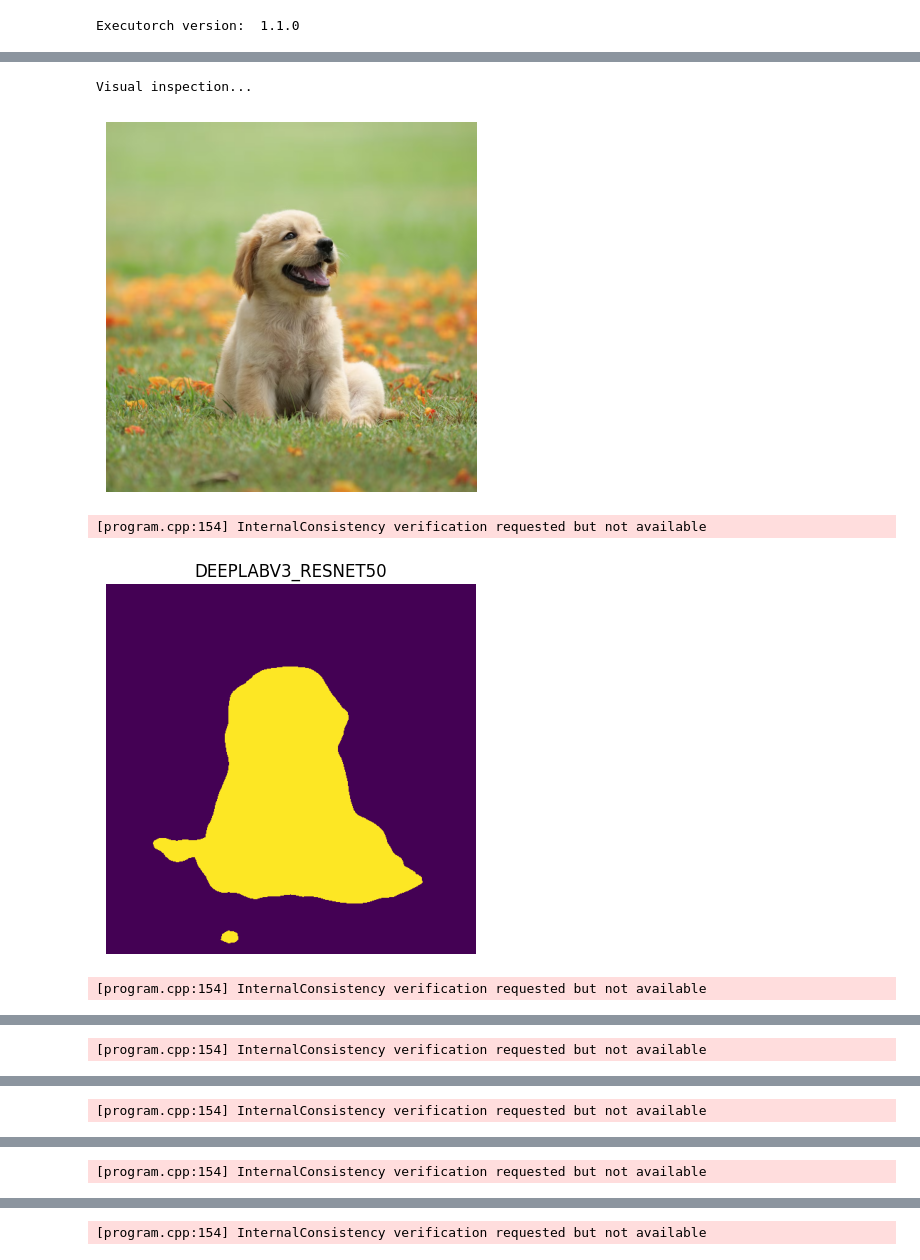
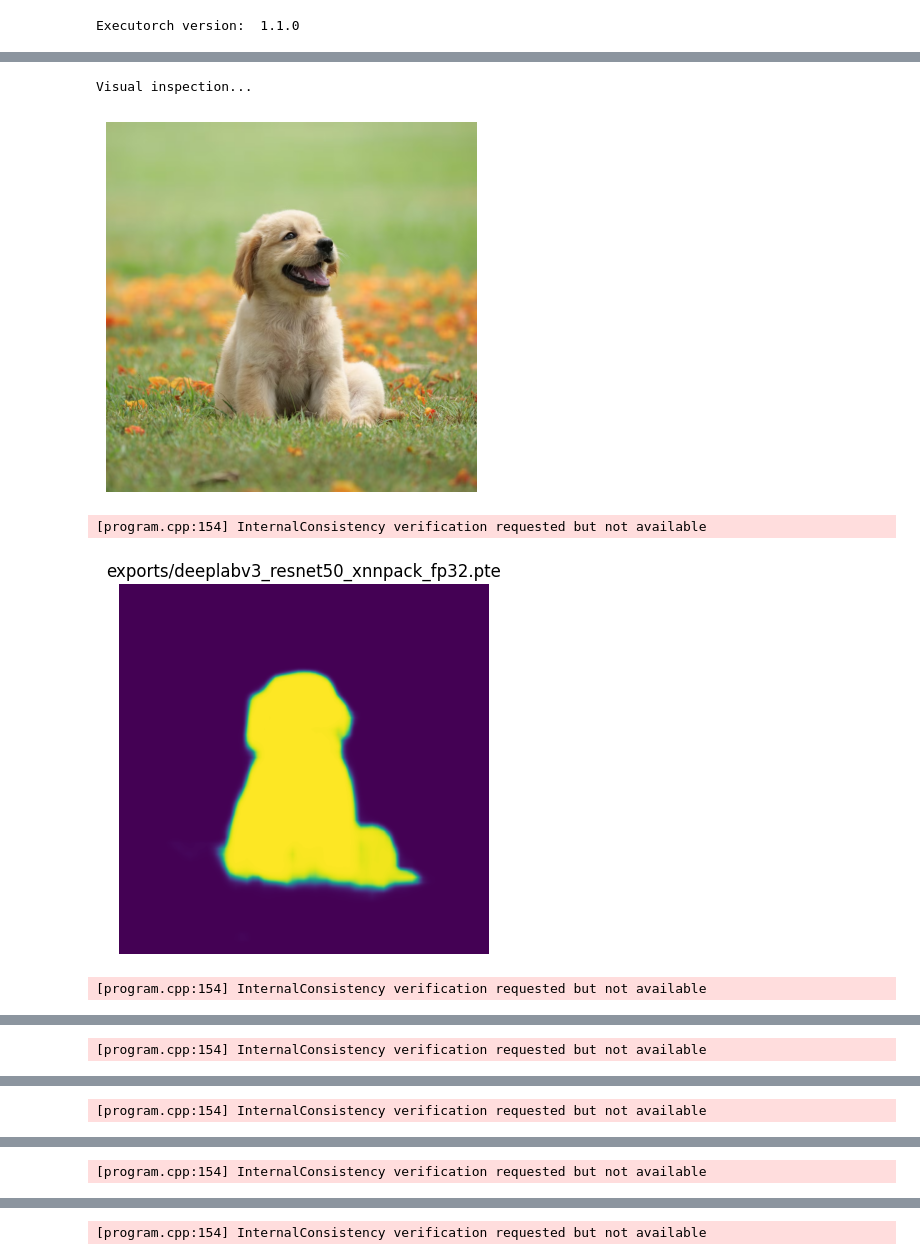
Before and after one commit to software-mansion-labs/executorch-export-recipes, a Jupyter notebook: exports/semantic-segmentation/export_semantic_segmentation_models.ipynb, the cells around one changed output, grey strips where cells are left out. Saved outputs shown, nothing was run; the diff lists cells and outputs as text; code cells hidden in the pictures.

Commit message:
Update semantic segmentation export scripts. Add quantized models exports

```diff
--- a/exports/semantic-segmentation/export_semantic_segmentation_models.ipynb
+++ b/exports/semantic-segmentation/export_semantic_segmentation_models.ipynb
@@ -61,8 +90,10 @@ for constructor, weights in zip(model_constructors, model_weights):
     program = to_edge_transform_and_lower(export(model, inputs), partitioner=[XnnpackPartitioner()])
     program = program.to_executorch()
 
-    with open(f"{EXPORT_DIR}/{constructor.__name__}.pte", "wb") as f:
+    with open(path := f"{EXPORT_DIR}/{constructor.__name__}{SUFFIX}.pte", "wb") as f:
+        MODEL_PATH[constructor.__name__] = path
         f.write(program.buffer)
-    print(f"Exported {constructor.__name__}")
+
+    print(f"Exported {MODEL_PATH[constructor.__name__]}\n")
 # %% [output]
 Exporting models...
@@ -75,31 +111,24 @@ Exported fcn_resnet101
 # %%
-IMAGENET_MEAN = [0.485, 0.456, 0.406]
-IMAGENET_STD = [0.229, 0.224, 0.225]
-
 print("Verifying models...")
 
 for constructor, weights in zip(model_constructors, model_weights):
     print(constructor.__name__.upper())
+    path = MODEL_PATH[constructor.__name__]
 
     # --- ExecuTorch Inference ---
     img = decode_image("assets/dog.png").unsqueeze(0)
-    img = F.resize(img, RESIZE_SIZE, interpolation=F.InterpolationMode.BILINEAR, antialias=True)
-    img = F.convert_image_dtype(img, torch.float)
-    img = F.normalize(img, mean=IMAGENET_MEAN, std=IMAGENET_STD)
+    img = preprocess(img)
+    print(img.shape)
 
     t = time.perf_counter()
     runtime = Runtime.get()
-    program = runtime.load_program(f"{EXPORT_DIR}/{constructor.__name__}.pte")
-    # NOTE: Model returns a list of outputs, we only care about the first one
-    # which contains a tensor of multinomial logits per-pixel of shape `(1,
-    # num_classes=21, H, W)`. The second output contains the auxiliary loss
-    # values per-pixel.
+    program = runtime.load_program(path)
     output, *_ = program.load_method("forward").execute([img])
     t = time.perf_counter() - t
 
     print(
-        f"Model size: {os.path.getsize(f'{EXPORT_DIR}/{constructor.__name__}.pte') / 1024 / 1024:.2f}MB\n"
-        f"Run successfully via ExecuTorch in {t:.2f} seconds.\n"
+        f"Model size: {os.path.getsize(path) / 1024 / 1024:.2f}MB\n"
+        f"Run successfully via ExecuTorch in {t:.2f} seconds."
     )
 
     # --- PyTorch Eager Reference ---
@@ -107,11 +136,10 @@ for constructor, weights in zip(model_constructors, model_weights):
     img = F.resize(img, RESIZE_SIZE, interpolation=F.InterpolationMode.BILINEAR, antialias=True)
 
     ref_model = constructor(weights=weights).eval()
-    preprocess = weights.transforms()
-    ref_output = ref_model(preprocess(img))["out"]
+    ref_output = ref_model(weights.transforms()(img))["out"]
 
     torch.testing.assert_close(output, ref_output, rtol=1e-3, atol=1e-4)
-    print("Comparison passed!")
+    print("Comparison passed!\n")
 # %% [output]
 [program.cpp:154] InternalConsistency verification requested but not available
 [
@@ -152,32 +190,31 @@ Comparison passed!
 # %%
 print("Visual inspection...")
 
 img = decode_image("assets/dog.png")
 plt.imshow(F.to_pil_image(img))
 plt.axis("off")
 plt.show()
 
 for constructor in model_constructors:
     img = decode_image("assets/dog.png").unsqueeze(0)
-    img = F.resize(img, RESIZE_SIZE, interpolation=F.InterpolationMode.BILINEAR, antialias=True)
-    img = F.convert_image_dtype(img, torch.float)
-    img = F.normalize(img, mean=IMAGENET_MEAN, std=IMAGENET_STD)
+    img = preprocess(img)
 
+    path = MODEL_PATH[constructor.__name__]
     runtime = Runtime.get()
-    program = runtime.load_program(f"{EXPORT_DIR}/{constructor.__name__}.pte")
+    program = runtime.load_program(path)
     output, *_ = program.load_method("forward").execute([img])
 
     normalized_masks = output.softmax(dim=1)
     class_to_idx = {cls: idx for (idx, cls) in enumerate(weights.meta["categories"])}
-    mask = normalized_masks[0, class_to_idx["dog"]]
+    mask = normalized_masks[0, class_to_idx["dog"], ...]
 
-    plt.imshow(F.to_pil_image(mask), vmin=0, vmax=1)
-    plt.title(constructor.__name__.upper())
+    plt.imshow(mask.numpy(), vmin=0, vmax=1)
+    plt.title(path)
     plt.axis("off")
     plt.show()
 # %% [output]
 Visual inspection...
 [figure]
 [program.cpp:154] InternalConsistency verification requested but not available
-[figure, old version]
+[figure, new version]
 [program.cpp:154] InternalConsistency verification requested but not available
```
Also changed, not shown: parts of 6 cells of this notebook, 4 other files.
